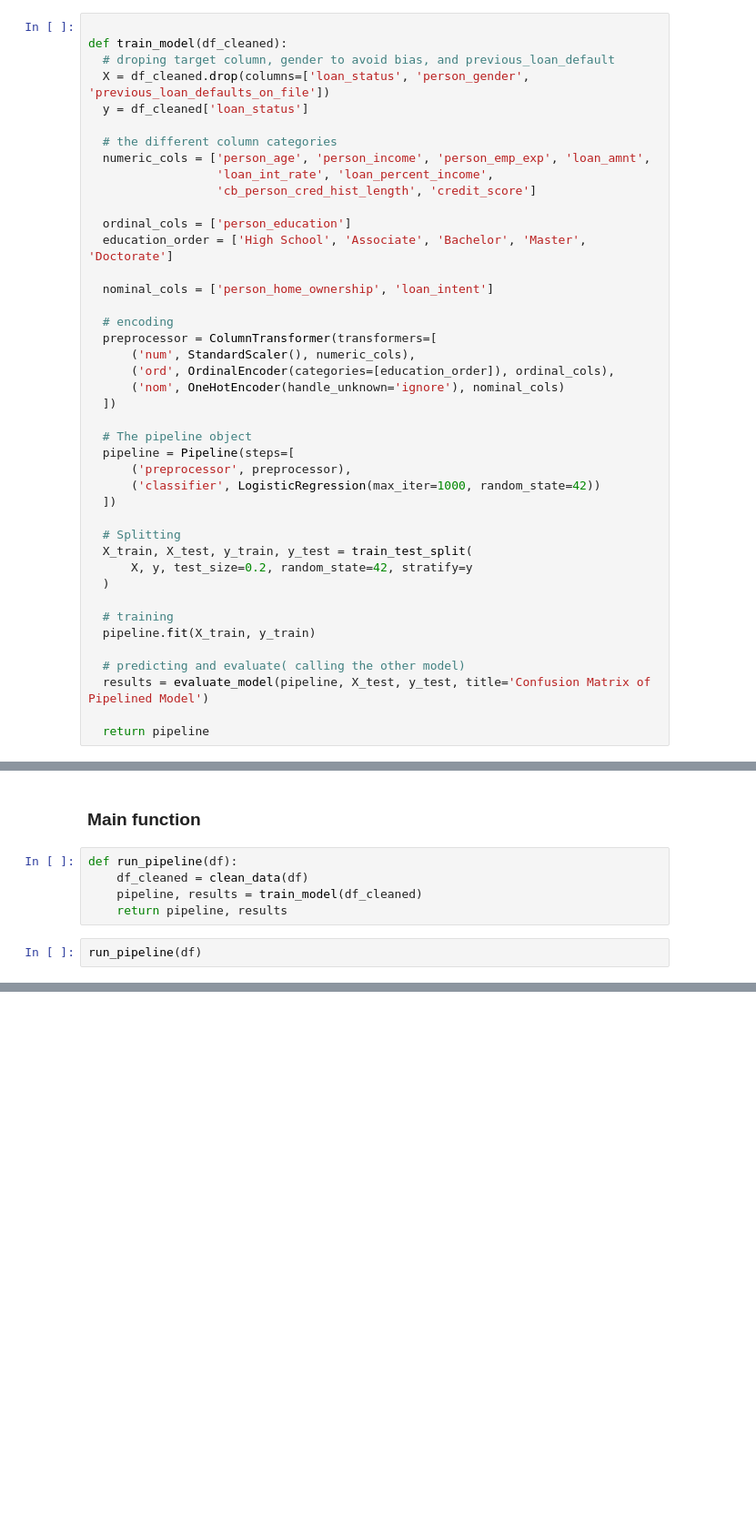
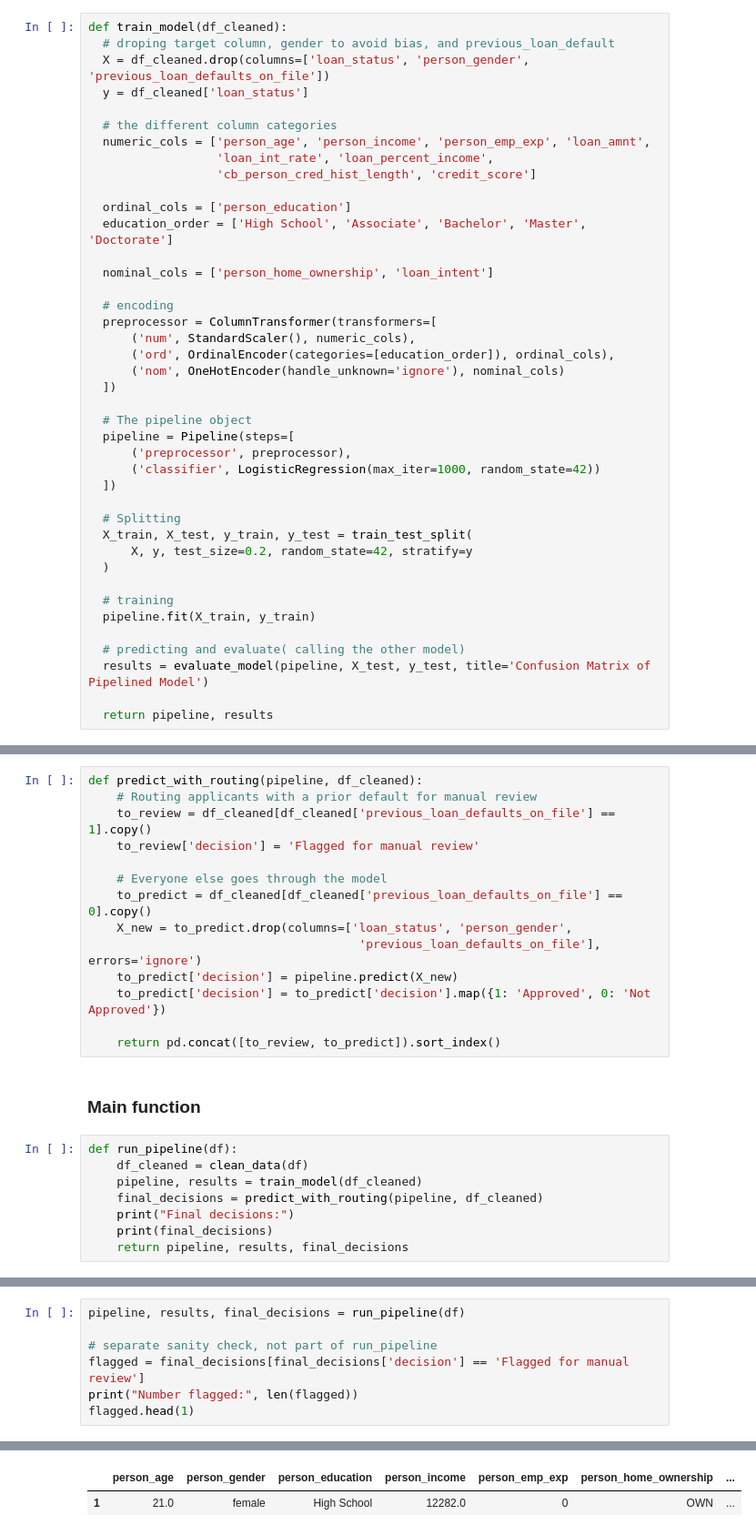
Before and after one commit to DivineUI/FairLoan, a Jupyter notebook: Pipeline.ipynb, the cells around one changed output, grey strips where cells are left out. Shown at 91% size. Saved outputs shown, nothing was run; the diff lists cells and outputs as text; blank space fills up the shorter version.

Commit message:
Added the routing applicants feature if they have loan defaults

```diff
--- a/Pipeline.ipynb
+++ b/Pipeline.ipynb
@@ -62,5 +65,4 @@ def clean_data(df):
 # %%
-
 def train_model(df_cleaned):
   # droping target column, gender to avoid bias, and previous_loan_default
   X = df_cleaned.drop(columns=['loan_status', 'person_gender', 'previous_loan_defaults_on_file'])
@@ -100,7 +102,7 @@ def train_model(df_cleaned):
   # predicting and evaluate( calling the other model)
   results = evaluate_model(pipeline, X_test, y_test, title='Confusion Matrix of Pipelined Model')
 
-  return pipeline
+  return pipeline, results
 # %% [markdown]
 ### Evaluation
 # %%
@@ -129,9 +133,24 @@ def evaluate_model(pipeline, X_test, y_test, title="Confusion Matrix"):
+# %%
+def predict_with_routing(pipeline, df_cleaned):
+    # Routing applicants with a prior default for manual review
+    to_review = df_cleaned[df_cleaned['previous_loan_defaults_on_file'] == 1].copy()
+    to_review['decision'] = 'Flagged for manual review'
+
+    # Everyone else goes through the model
+    to_predict = df_cleaned[df_cleaned['previous_loan_defaults_on_file'] == 0].copy()
+    X_new = to_predict.drop(columns=['loan_status', 'person_gender',
+                                      'previous_loan_defaults_on_file'], errors='ignore')
+    to_predict['decision'] = pipeline.predict(X_new)
+    to_predict['decision'] = to_predict['decision'].map({1: 'Approved', 0: 'Not Approved'})
+
+    return pd.concat([to_review, to_predict]).sort_index()
 # %% [markdown]
 ### Main function
 # %%
 def run_pipeline(df):
     df_cleaned = clean_data(df)
     pipeline, results = train_model(df_cleaned)
-    return pipeline, results
+    final_decisions = predict_with_routing(pipeline, df_cleaned)
+    print("Final decisions:")
+    print(final_decisions)
+    return pipeline, results, final_decisions
-# %%
-run_pipeline(df)
@@ -172,0 +157,8 @@ Accuracy: 0.8470771282507223 | Precision: 0.7290748898678414 | Recall: 0.4965 |
+# %%
+pipeline, results, final_decisions = run_pipeline(df)
+
+# separate sanity check, not part of run_pipeline
+flagged = final_decisions[final_decisions['decision'] == 'Flagged for manual review']
+print("Number flagged:", len(flagged))
+flagged.head(1)
+# %% [output]
@@ -172,0 +200,2 @@ Accuracy: 0.8470771282507223 | Precision: 0.7290748898678414 | Recall: 0.4965 |
+|  | person_age | person_gender | person_education | person_income | person_emp_exp | person_home_ownership | ... |
+| 1 | 21.0 | female | High School | 12282.0 | 0 | OWN | ... |
```
Also changed, not shown: parts of 7 cells of this notebook.
